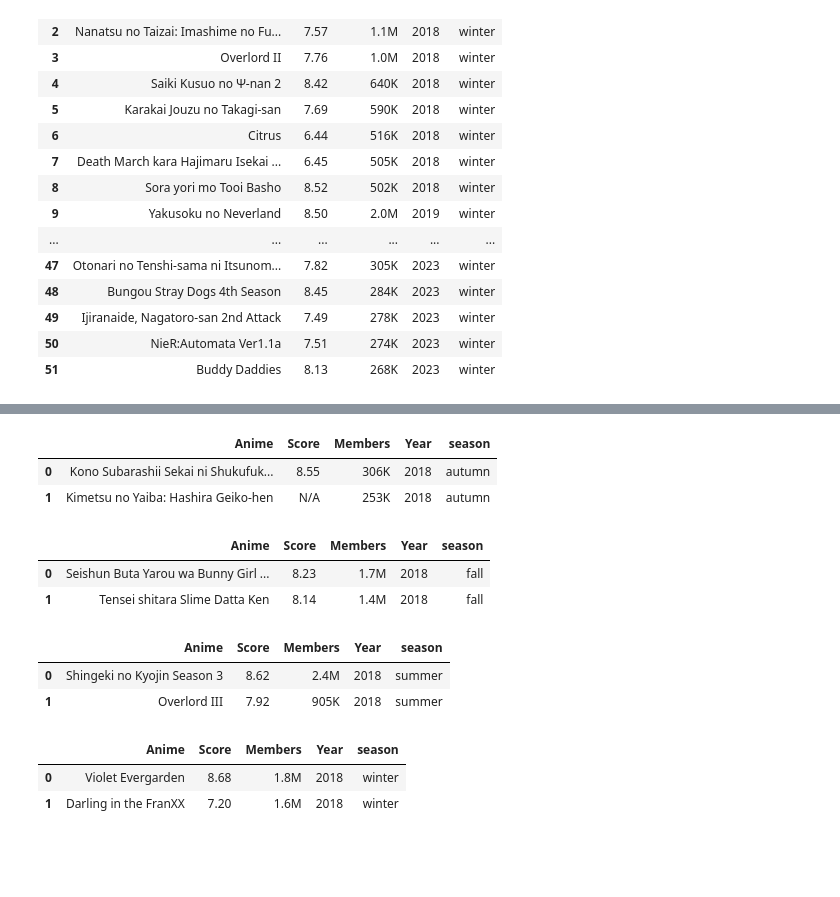
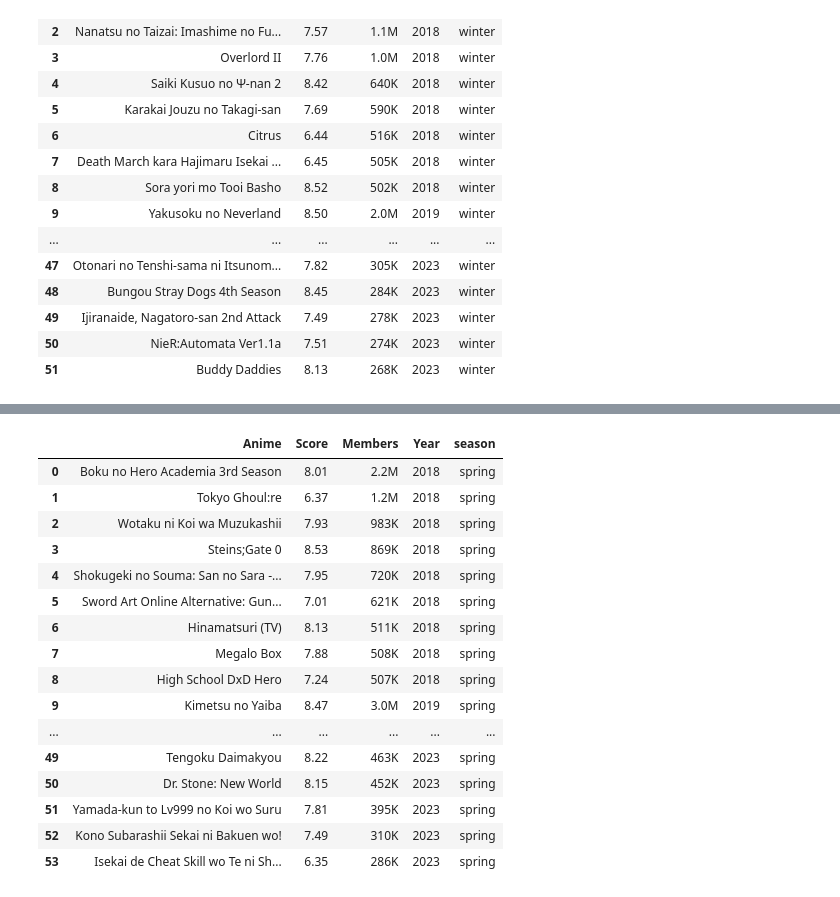
Before and after one commit to icorreald/promog-modulo4-sprint1-pairprogramming-maria_crespo-isabel_correal, a Jupyter notebook: EDA_Selenium_Maria.ipynb, the cells around one changed output, grey strips where cells are left out. Cells and saved outputs as stored; diff of their text form; code cells hidden in the pictures; blank space fills up the shorter version.

```diff
--- a/EDA_Selenium_Maria.ipynb
+++ b/EDA_Selenium_Maria.ipynb
@@ -129,7 +121,7 @@ winter = {'2018':[],
             '2021':[],
             '2022':[],
             '2023':[]}
-autumn = {'2018':[],
+spring = {'2018':[],
             '2019':[],
             '2020':[],
             '2021':[],
@@ -497,25 +467,23 @@ df_autumn
-# %%
-df_autumn.head(2)
-# %% [output]
-|  | Anime | Score | Members | Year | season |
-| 0 | Kono Subarashii Sekai ni Shukufuk... | 8.55 | 306K | 2018 | autumn |
-| 1 | Kimetsu no Yaiba: Hashira Geiko-hen | N/A | 253K | 2018 | autumn |
-# %%
-df_fall.head(2)
-# %% [output]
-|  | Anime | Score | Members | Year | season |
-| 0 | Seishun Buta Yarou wa Bunny Girl ... | 8.23 | 1.7M | 2018 | fall |
-| 1 | Tensei shitara Slime Datta Ken | 8.14 | 1.4M | 2018 | fall |
-# %%
-df_summer.head(2)
-# %% [output]
-|  | Anime | Score | Members | Year | season |
-| 0 | Shingeki no Kyojin Season 3 | 8.62 | 2.4M | 2018 | summer |
-| 1 | Overlord III | 7.92 | 905K | 2018 | summer |
-# %%
-df_winter.head(2)
-# %% [output]
-|  | Anime | Score | Members | Year | season |
-| 0 | Violet Evergarden | 8.68 | 1.8M | 2018 | winter |
-| 1 | Darling in the FranXX | 7.20 | 1.6M | 2018 | winter |
+# %%
+df_spring["season"] = "spring"
+
+df_spring
+# %% [output]
+|  | Anime | Score | Members | Year | season |
+| 0 | Boku no Hero Academia 3rd Season | 8.01 | 2.2M | 2018 | spring |
+| 1 | Tokyo Ghoul:re | 6.37 | 1.2M | 2018 | spring |
+| 2 | Wotaku ni Koi wa Muzukashii | 7.93 | 983K | 2018 | spring |
+| 3 | Steins;Gate 0 | 8.53 | 869K | 2018 | spring |
+| 4 | Shokugeki no Souma: San no Sara -... | 7.95 | 720K | 2018 | spring |
+| 5 | Sword Art Online Alternative: Gun... | 7.01 | 621K | 2018 | spring |
+| 6 | Hinamatsuri (TV) | 8.13 | 511K | 2018 | spring |
+| 7 | Megalo Box | 7.88 | 508K | 2018 | spring |
+| 8 | High School DxD Hero | 7.24 | 507K | 2018 | spring |
+| 9 | Kimetsu no Yaiba | 8.47 | 3.0M | 2019 | spring |
+| ... | ... | ... | ... | ... | ... |
+| 49 | Tengoku Daimakyou | 8.22 | 463K | 2023 | spring |
+| 50 | Dr. Stone: New World | 8.15 | 452K | 2023 | spring |
+| 51 | Yamada-kun to Lv999 no Koi wo Suru | 7.81 | 395K | 2023 | spring |
+| 52 | Kono Subarashii Sekai ni Bakuen wo! | 7.49 | 310K | 2023 | spring |
+| 53 | Isekai de Cheat Skill wo Te ni Sh... | 6.35 | 286K | 2023 | spring |
 # %%
```
Also changed, not shown: parts of 10 cells of this notebook, 1 other file.
